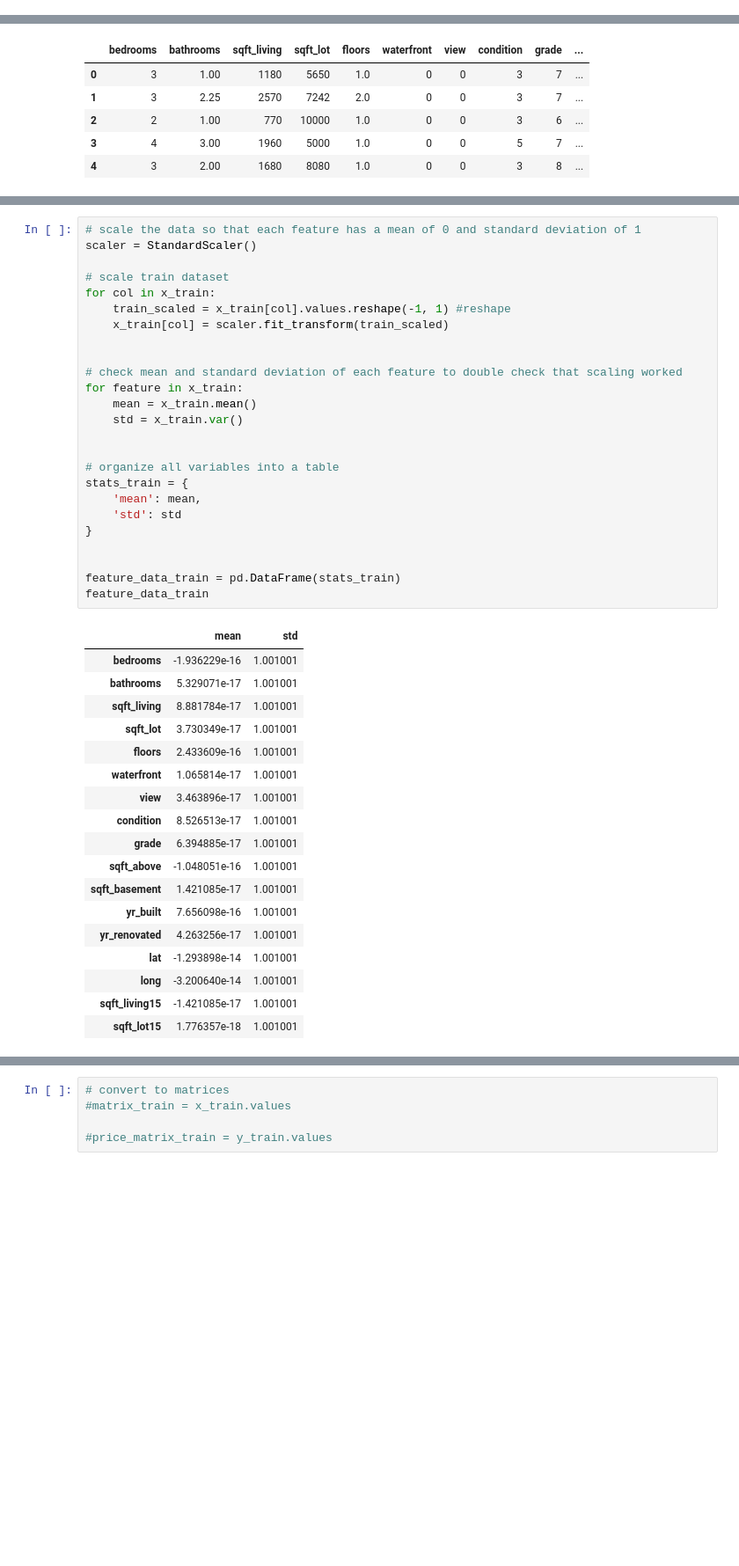
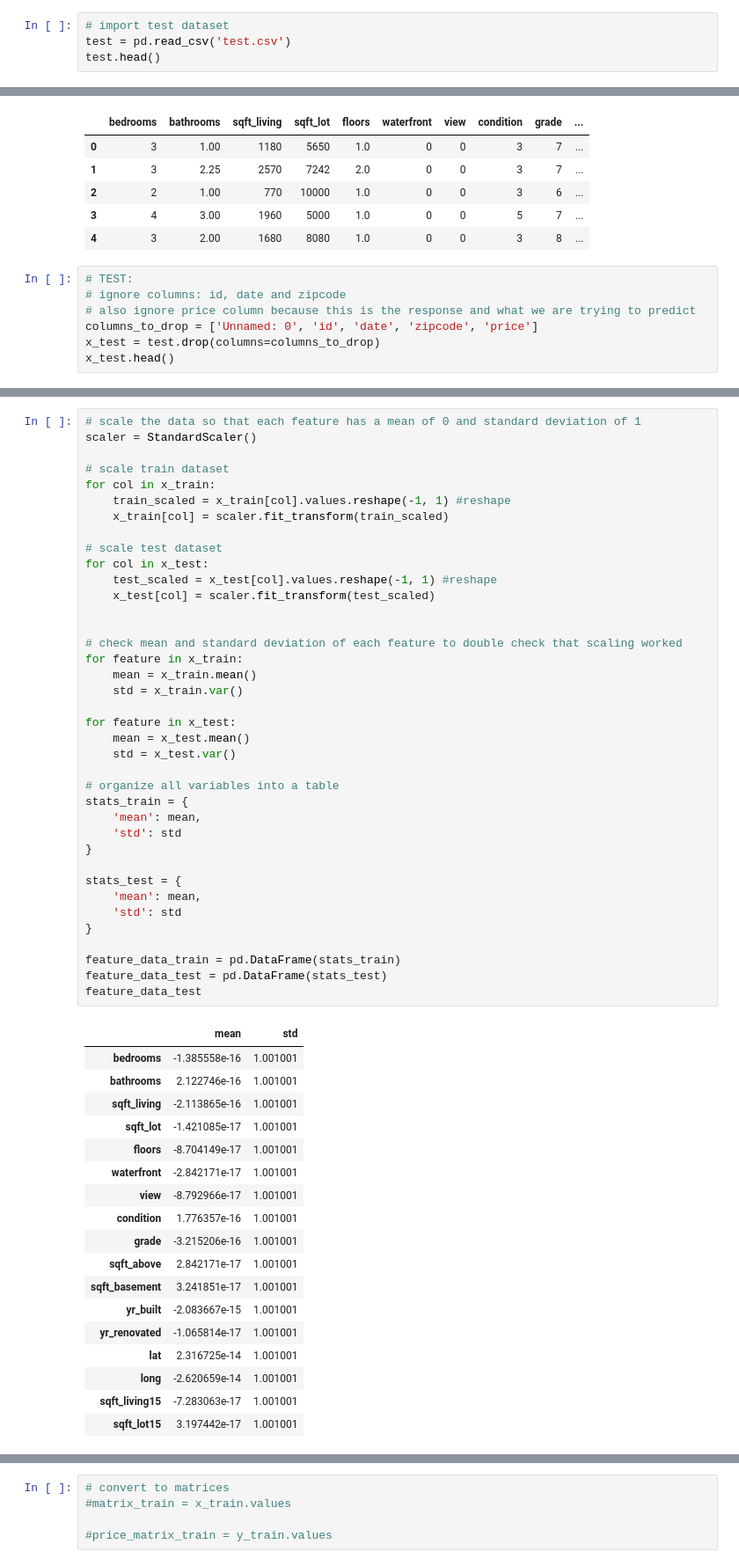
Before and after one commit to pponn/DS4400, a Jupyter notebook: HW2/problem5.ipynb, the cells around one changed output, grey strips where cells are left out. Shown at 88% size. Cells and saved outputs as stored; diff of their text form; blank space fills up the shorter version.

```diff
--- a/HW2/problem5.ipynb
+++ b/HW2/problem5.ipynb
@@ -15,3 +15,7 @@ train.head()
 | 2 | 3 | 180000.0 | 2 | 1.00 | 770 | 10000 | 1.0 | 0 | 0 | ... |
 | 3 | 4 | 604000.0 | 4 | 3.00 | 1960 | 5000 | 1.0 | 0 | 0 | ... |
 | 4 | 5 | 510000.0 | 3 | 2.00 | 1680 | 8080 | 1.0 | 0 | 0 | ... |
+# %%
+# import test dataset
+test = pd.read_csv('test.csv')
+test.head()
@@ -29,3 +41,10 @@ x_train.head()
 | 2 | 2 | 1.00 | 770 | 10000 | 1.0 | 0 | 0 | 3 | 6 | ... |
 | 3 | 4 | 3.00 | 1960 | 5000 | 1.0 | 0 | 0 | 5 | 7 | ... |
 | 4 | 3 | 2.00 | 1680 | 8080 | 1.0 | 0 | 0 | 3 | 8 | ... |
+# %%
+# TEST:
+# ignore columns: id, date and zipcode
+# also ignore price column because this is the response and what we are trying to predict
+columns_to_drop = ['Unnamed: 0', 'id', 'date', 'zipcode', 'price']
+x_test = test.drop(columns=columns_to_drop)
+x_test.head()
@@ -32,45 +58,58 @@ x_train.head()
 # %%
 # scale the data so that each feature has a mean of 0 and standard deviation of 1
 scaler = StandardScaler()
 
 # scale train dataset
 for col in x_train:
     train_scaled = x_train[col].values.reshape(-1, 1) #reshape
     x_train[col] = scaler.fit_transform(train_scaled)
 
+# scale test dataset
+for col in x_test:
+    test_scaled = x_test[col].values.reshape(-1, 1) #reshape
+    x_test[col] = scaler.fit_transform(test_scaled)
+
 
 # check mean and standard deviation of each feature to double check that scaling worked
 for feature in x_train:
     mean = x_train.mean()
     std = x_train.var()
 
+for feature in x_test:
+    mean = x_test.mean()
+    std = x_test.var()
 
 # organize all variables into a table
 stats_train = {
     'mean': mean,
     'std': std
 }
 
+stats_test = {
+    'mean': mean,
+    'std': std
+}
 
 feature_data_train = pd.DataFrame(stats_train)
-feature_data_train
+feature_data_test = pd.DataFrame(stats_test)
+feature_data_test
 # %% [output]
 |  | mean | std |
-| bedrooms | -1.936229e-16 | 1.001001 |
-| bathrooms | 5.329071e-17 | 1.001001 |
-| sqft_living | 8.881784e-17 | 1.001001 |
-| sqft_lot | 3.730349e-17 | 1.001001 |
-| floors | 2.433609e-16 | 1.001001 |
-| waterfront | 1.065814e-17 | 1.001001 |
-| view | 3.463896e-17 | 1.001001 |
-| condition | 8.526513e-17 | 1.001001 |
-| grade | 6.394885e-17 | 1.001001 |
-| sqft_above | -1.048051e-16 | 1.001001 |
-| sqft_basement | 1.421085e-17 | 1.001001 |
-| yr_built | 7.656098e-16 | 1.001001 |
-| yr_renovated | 4.263256e-17 | 1.001001 |
-| lat | -1.293898e-14 | 1.001001 |
-| long | -3.200640e-14 | 1.001001 |
-| sqft_living15 | -1.421085e-17 | 1.001001 |
-| sqft_lot15 | 1.776357e-18 | 1.001001 |
+| bedrooms | -1.385558e-16 | 1.001001 |
+| bathrooms | 2.122746e-16 | 1.001001 |
+| sqft_living | -2.113865e-16 | 1.001001 |
+| sqft_lot | -1.421085e-17 | 1.001001 |
+| floors | -8.704149e-17 | 1.001001 |
+| waterfront | -2.842171e-17 | 1.001001 |
+| view | -8.792966e-17 | 1.001001 |
+| condition | 1.776357e-16 | 1.001001 |
+| grade | -3.215206e-16 | 1.001001 |
+| sqft_above | 2.842171e-17 | 1.001001 |
+| sqft_basement | 3.241851e-17 | 1.001001 |
+| yr_built | -2.083667e-15 | 1.001001 |
+| yr_renovated | -1.065814e-17 | 1.001001 |
+| lat | 2.316725e-14 | 1.001001 |
+| long | -2.620659e-14 | 1.001001 |
+| sqft_living15 | -7.283063e-17 | 1.001001 |
+| sqft_lot15 | 3.197442e-17 | 1.001001 |
 # %%
```
Also changed, not shown: parts of 11 cells of this notebook.
